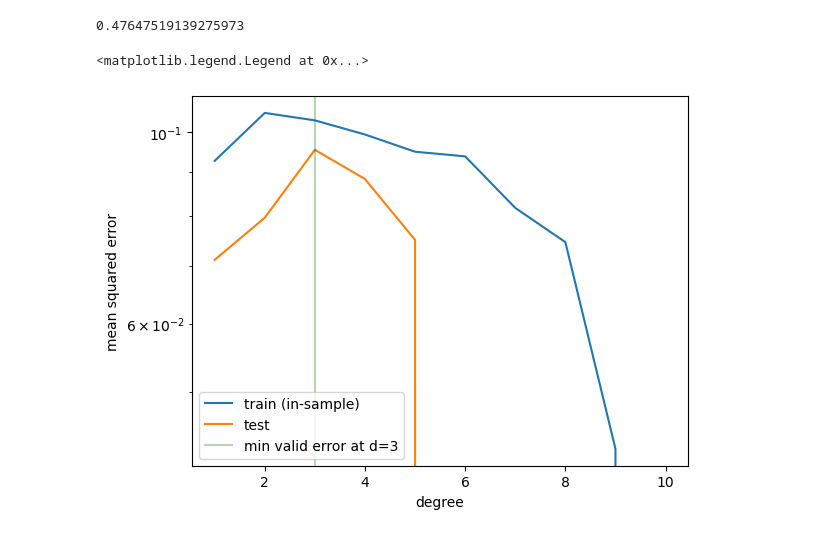
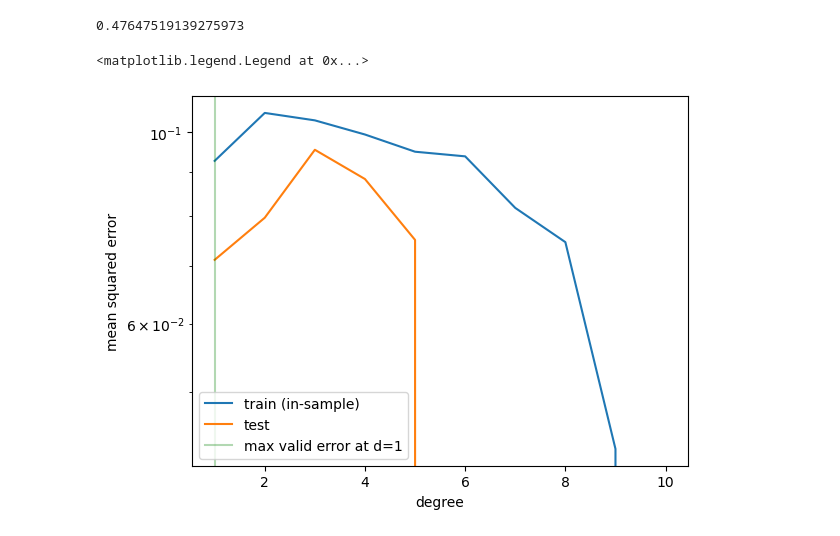
Before and after one commit to CeamanCollins/machine-learning, a Jupyter notebook: week-2/Validation Lab.ipynb, the cells around one changed output. Cells and saved outputs as stored; diff of their text form; code cells hidden in the pictures.

```diff
--- a/week-2/Validation Lab.ipynb
+++ b/week-2/Validation Lab.ipynb
@@ -581,35 +581,33 @@ diabetes_s3_y = diabetes.target
 diabetes_s3_X_train, diabetes_s3_X_test, diabetes_s3_y_train, diabetes_s3_y_test = train_test_split(diabetes_s3_X, diabetes_s3_y, test_size=0.2, random_state=42)
 
 all_mean_train_scores = np.empty(len(degrees)-1)
 all_mean_test_scores = np.empty(len(degrees)-1)
 all_mean_train_error = np.empty(len(degrees)-1)
 all_mean_test_error = np.empty(len(degrees)-1)
 
 for d in degrees:
-    if d != 0:
+    # if d != 0:
         X_s3_poly_train = PolynomialFeatures(d).fit_transform(diabetes_s3_X_train)
         X_s3_poly_test = PolynomialFeatures(d).fit_transform(diabetes_s3_X_test)
         model = LinearRegression()
         model.fit(X_s3_poly_train, diabetes_s3_y_train)
         prediction_on_training = model.predict(X_s3_poly_train)
         prediction_on_test = model.predict(X_s3_poly_test)
         all_mean_train_error[d-1] = mean_squared_error(diabetes_s3_y_train, prediction_on_training)
         all_mean_test_error[d-1] = mean_squared_error(diabetes_s3_y_test, prediction_on_test)
         train_scores = cross_val_score(model, X_s3_poly_train, diabetes_s3_y_train, cv=5)
         test_scores = cross_val_score(model, X_s3_poly_test, diabetes_s3_y_test, cv=5)
         all_mean_train_scores[d-1] = train_scores.mean()
         all_mean_test_scores[d-1] = test_scores.mean()
 
-np.argmin(all_mean_scores)+1
-
-bestd = np.argmax(all_mean_scores)+1
+bestd = degrees[np.argmin(all_mean_scores)+1]
 plt.plot(degrees[1:], all_mean_train_scores, label='train (in-sample)')
 plt.plot(degrees[1:], all_mean_test_scores, label='test')
 plt.axvline(bestd, 0, 1, color='g', label="max valid error at d=%d"%bestd, alpha=0.3)
 plt.xlabel('degree')
 plt.yscale("log")
 plt.ylabel('mean squared error')
 plt.legend(loc='lower left')
 # %% [output]
 <matplotlib.legend.Legend at 0x...>
-[figure, old version]
+[figure, new version]
```
Also changed, not shown: parts of 3 cells of this notebook, 5 other files.
